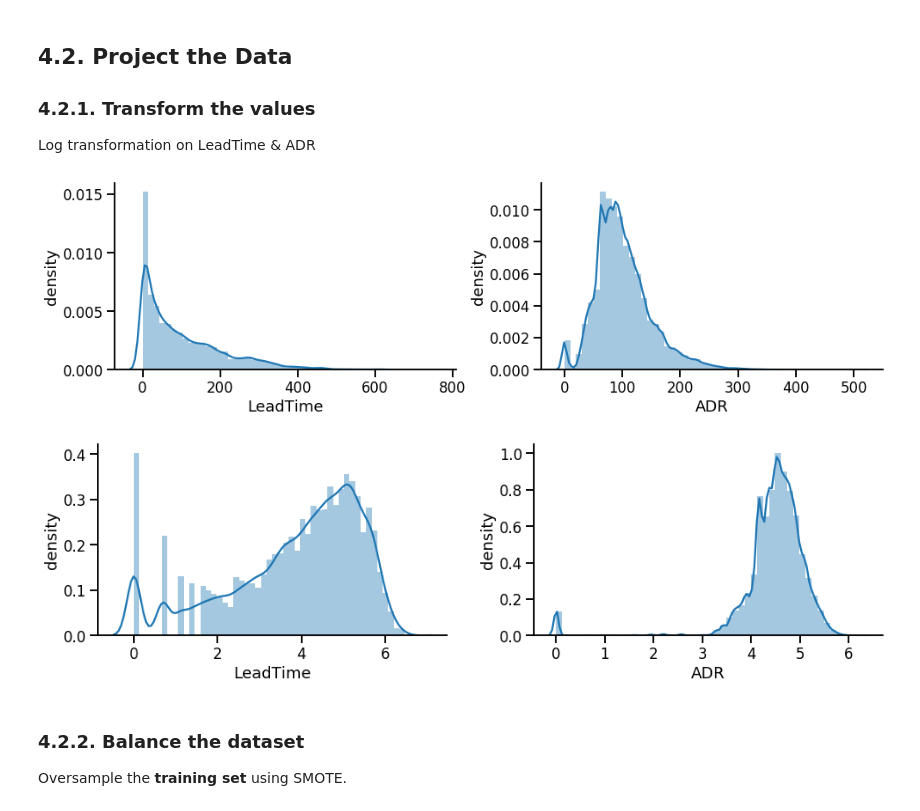
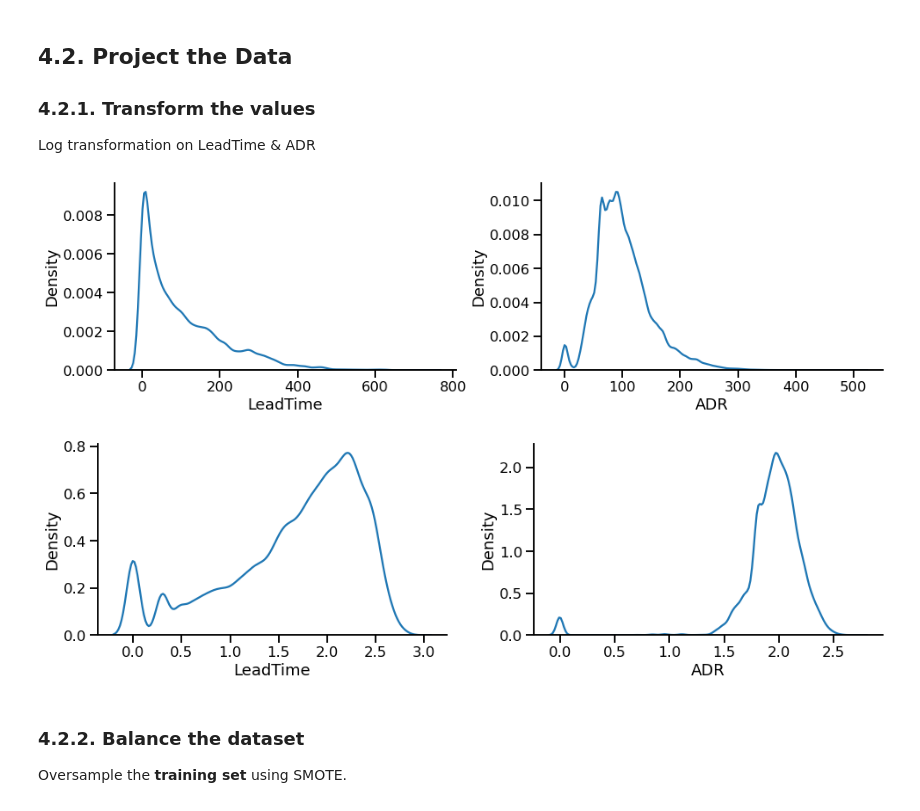
Before and after one commit to elvyna/hotel-booking-cancellation, a Jupyter notebook: 1-data-preparation-data-transformation.ipynb, the cells around one changed output. Drawn from its saved outputs; the diff is of its cells as text; code cells hidden in the pictures.

```diff
--- a/1-data-preparation-data-transformation.ipynb
+++ b/1-data-preparation-data-transformation.ipynb
@@ -472,0 +525,4 @@ Index(['LeadTime', 'ArrivalDateWeekNumber', 'ArrivalDateDayOfMonth',
+# %%
+dropped_cols = ['HasBaby', 'ArrivalDateMonthVector']
+df_train = df_train.drop(*dropped_cols)
+df_test = df_test.drop(*dropped_cols)
@@ -472,0 +536,7 @@ Index(['LeadTime', 'ArrivalDateWeekNumber', 'ArrivalDateDayOfMonth',
+# %%
+## Store information about train test split
+df_train = df_train.withColumn('IsTestSet', F.lit(False))
+df_test = df_test.withColumn('IsTetsSet', F.lit(True))
+
+## Combine them back
+df_hotel = df_train.union(df_test)
@@ -477,22 +551,22 @@ Index(['LeadTime', 'ArrivalDateWeekNumber', 'ArrivalDateDayOfMonth',
 
 Log transformation on LeadTime & ADR
 # %%
-# ## before log transformation
-# f, ax = plt.subplots(figsize = (16,4), ncols = 2)
-# plt.subplots_adjust(wspace = .25)
+## before log transformation
+f, ax = plt.subplots(figsize = (16,4), ncols = 2)
+plt.subplots_adjust(wspace = .25)
 
-# sns.distplot(
-#     df_hotel['LeadTime'],
-#     ax = ax[0]
-# );
+i = 0
+for colname in ['LeadTime', 'ADR']:
+    values = df_hotel.select(colname).toPandas()[colname]
 
-# sns.distplot(
-#     df_hotel['ADR'],
-#     ax = ax[1]
-# );
+    sns.kdeplot(
+        values,
+        ax = ax[i]
+    )
 
-# ax[0].set_ylabel('density')
-# ax[1].set_ylabel('density')
-# sns.despine();
+    ax[i].set_xlabel(colname)
+    i += 1
+
+sns.despine();
 # %% [output]
-[figure, old version]
+[figure, new version]
@@ -502,23 +573,32 @@ Log transformation on LeadTime & ADR
+# %%
+from pyspark.sql.functions import log10
+
+for colname in ['LeadTime', 'ADR']:
+    ## add 1 to prevent division by zero
+    df_hotel = df_hotel.withColumn(
+        colname,
+        log10(F.col(colname) + 1)
+    )
 # %%
-# ## after log transformation
-# f, ax = plt.subplots(figsize = (16,4), ncols = 2)
-# plt.subplots_adjust(wspace = .25)
+## after log transformation
+f, ax = plt.subplots(figsize = (16,4), ncols = 2)
+plt.subplots_adjust(wspace = .25)
 
-# sns.distplot(
-#     df_hotel['LeadTime'],
-#     ax = ax[0]
-# );
+i = 0
+for colname in ['LeadTime', 'ADR']:
+    values = df_hotel.select(colname).toPandas()[colname]
 
-# sns.distplot(
-#     df_hotel['ADR'],
-#     ax = ax[1]
-# );
+    sns.kdeplot(
+        values,
+        ax = ax[i]
+    )
 
-# ax[0].set_ylabel('density')
-# ax[1].set_ylabel('density')
-# sns.despine();
+    ax[i].set_xlabel(colname)
+    i += 1
+
+sns.despine();
 # %% [output]
-[figure, old version]
+[figure, new version]
 # %% [markdown]
 ### 4.2.2. Balance the dataset
 
```
Also changed, not shown: parts of 18 cells of this notebook.
